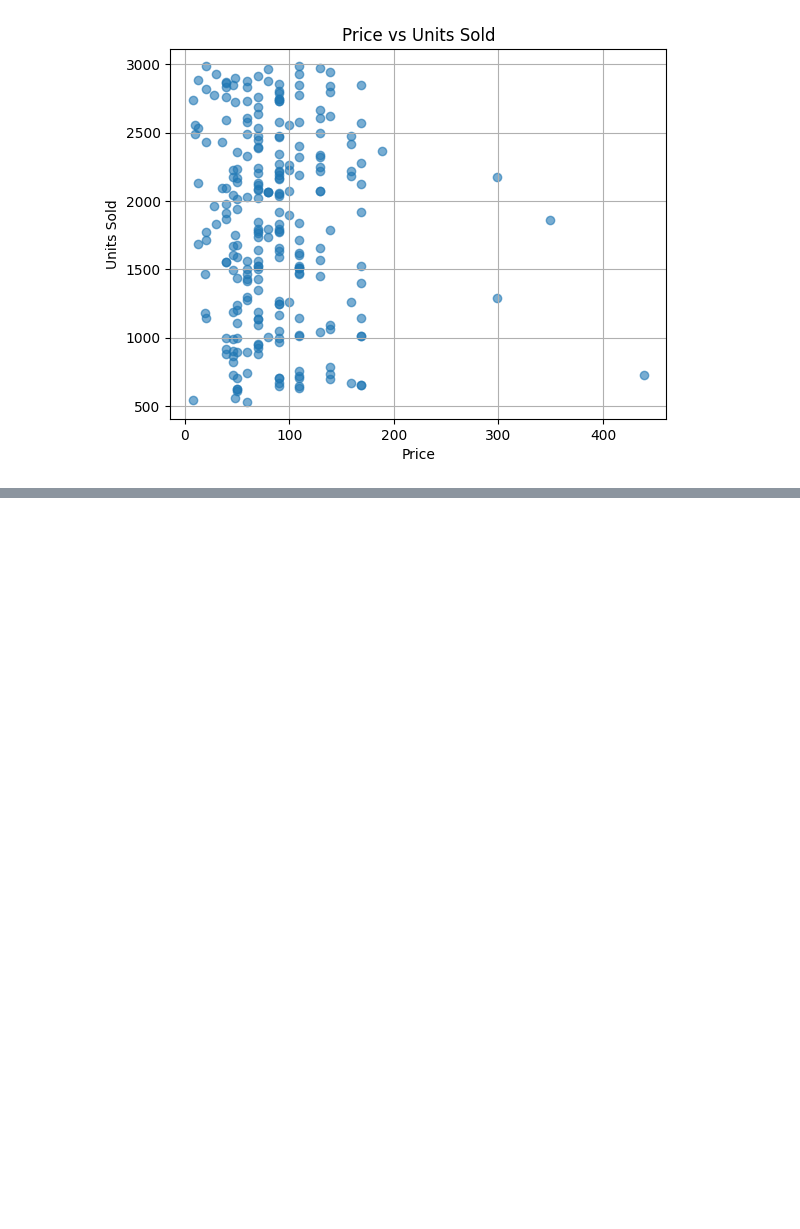
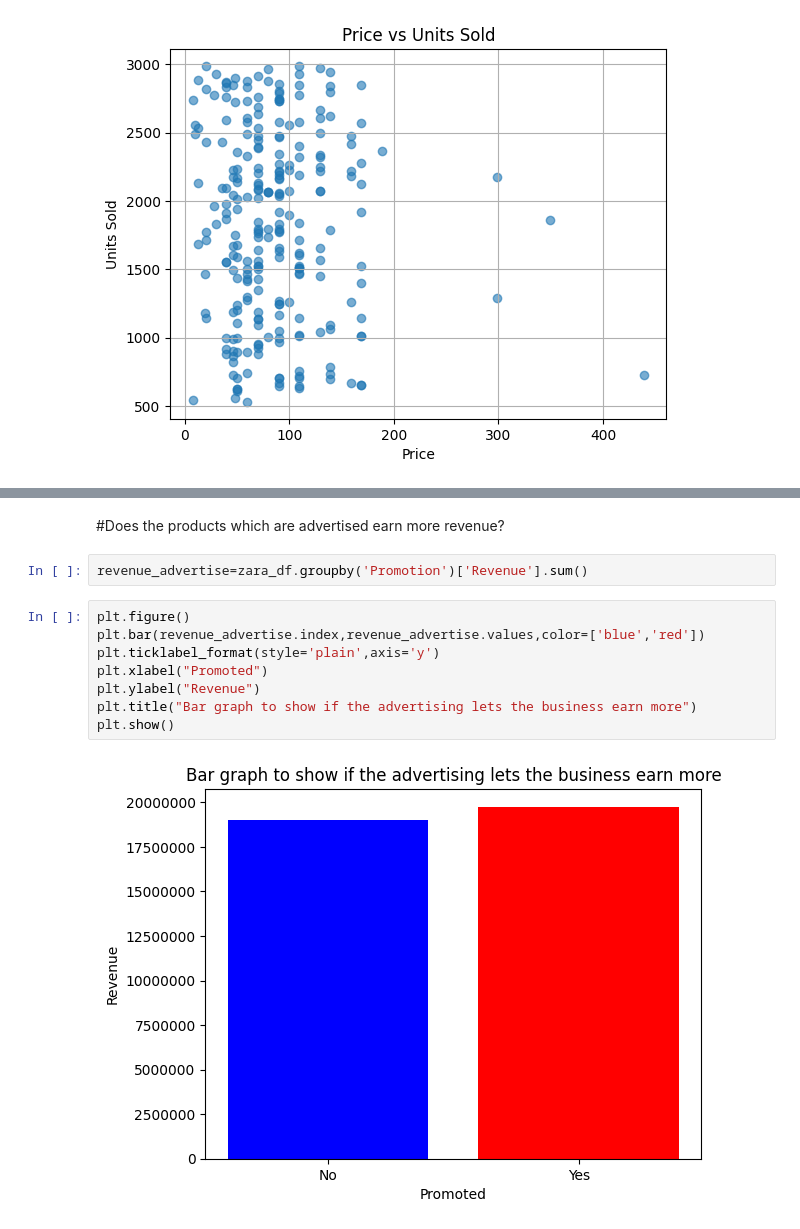
Before and after one commit to samhoon000/Zara_Sales_Analysis, a Jupyter notebook: Zara_Sales_Analysis.ipynb, the cells around one changed output, grey strips where cells are left out. Cells and saved outputs as stored; diff of their text form; blank space fills up the shorter version.

```diff
--- a/Zara_Sales_Analysis.ipynb
+++ b/Zara_Sales_Analysis.ipynb
@@ -254,0 +152,14 @@ fatal: could not read Username for 'https://github.com': No such device or addre
+# %% [markdown]
+#Does the products which are advertised earn more revenue?
+# %%
+revenue_advertise=zara_df.groupby('Promotion')['Revenue'].sum()
+# %%
+plt.figure()
+plt.bar(revenue_advertise.index,revenue_advertise.values,color=['blue','red'])
+plt.ticklabel_format(style='plain',axis='y')
+plt.xlabel("Promoted")
+plt.ylabel("Revenue")
+plt.title("Bar graph to show if the advertising lets the business earn more")
+plt.show()
+# %% [output]
+[figure, added]
```
Also changed, not shown: parts of 26 cells of this notebook.
